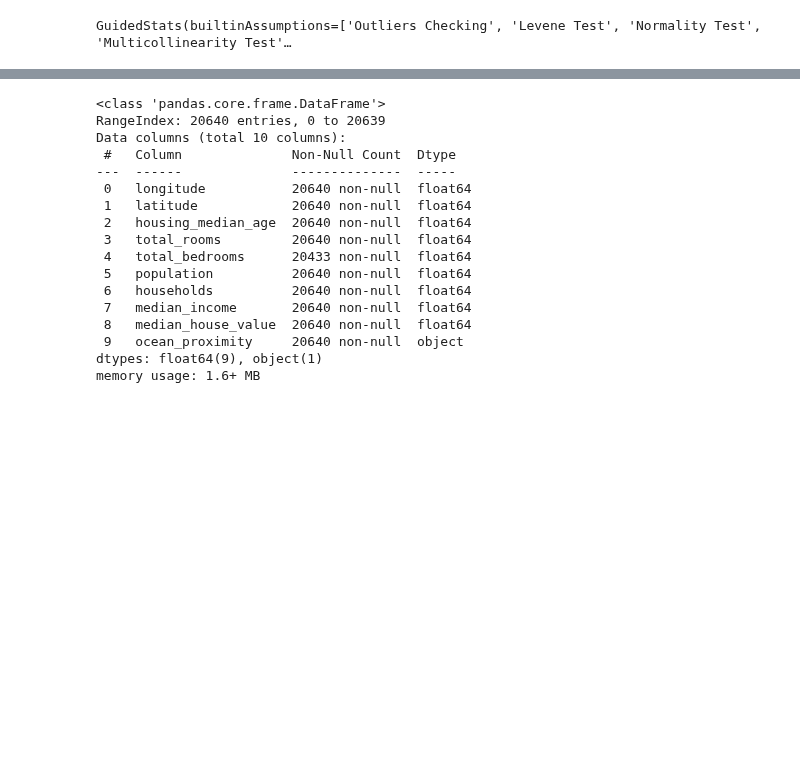
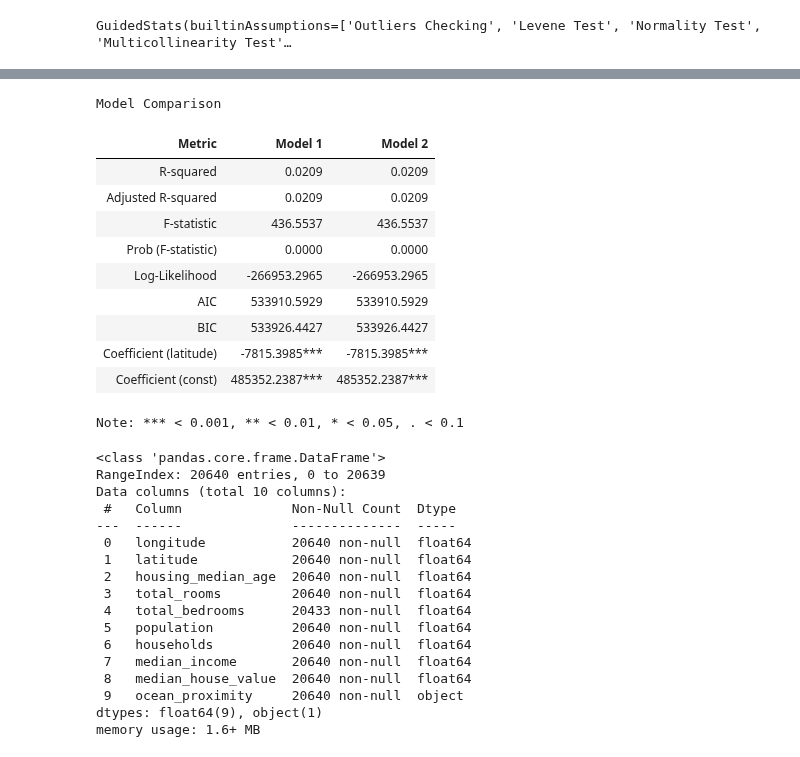
Before and after one commit to cmudig/GuidedStats, a Jupyter notebook: examples/test.ipynb, the cells around one changed output, grey strips where cells are left out. Saved outputs shown, nothing was run; the diff lists cells and outputs as text; code cells hidden in the pictures; blank space fills up the shorter version.

```diff
--- a/examples/test.ipynb
+++ b/examples/test.ipynb
@@ -531,3 +561,18 @@ The VIF of the predictor is 2.78708.
+# %%
+model1.compare(model2)
+# %% [output]
+Model Comparison
+| Metric | Model 1 | Model 2 |
+| R-squared | 0.0209 | 0.0209 |
+| Adjusted R-squared | 0.0209 | 0.0209 |
+| F-statistic | 436.5537 | 436.5537 |
+| Prob (F-statistic) | 0.0000 | 0.0000 |
+| Log-Likelihood | -266953.2965 | -266953.2965 |
+| AIC | 533910.5929 | 533910.5929 |
+| BIC | 533926.4427 | 533926.4427 |
+| Coefficient (latitude) | -7815.3985*** | -7815.3985*** |
+| Coefficient (const) | 485352.2387*** | 485352.2387*** |
+Note: *** < 0.001, ** < 0.01, * < 0.05, . < 0.1
 # %%
 dataset = b.export("dataset")
 # %%
```
Also changed, not shown: parts of 19 cells of this notebook, 21 other files.
